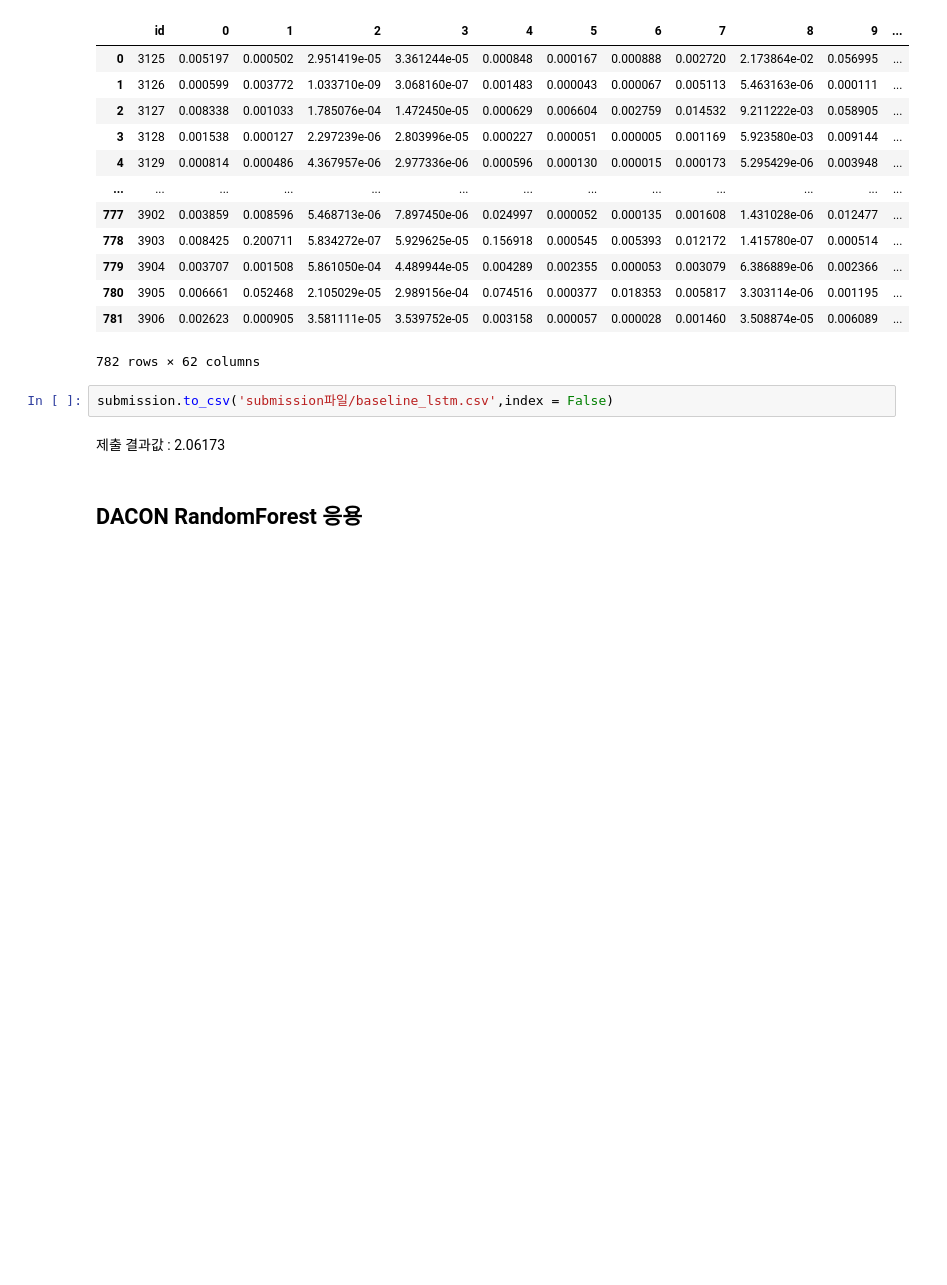
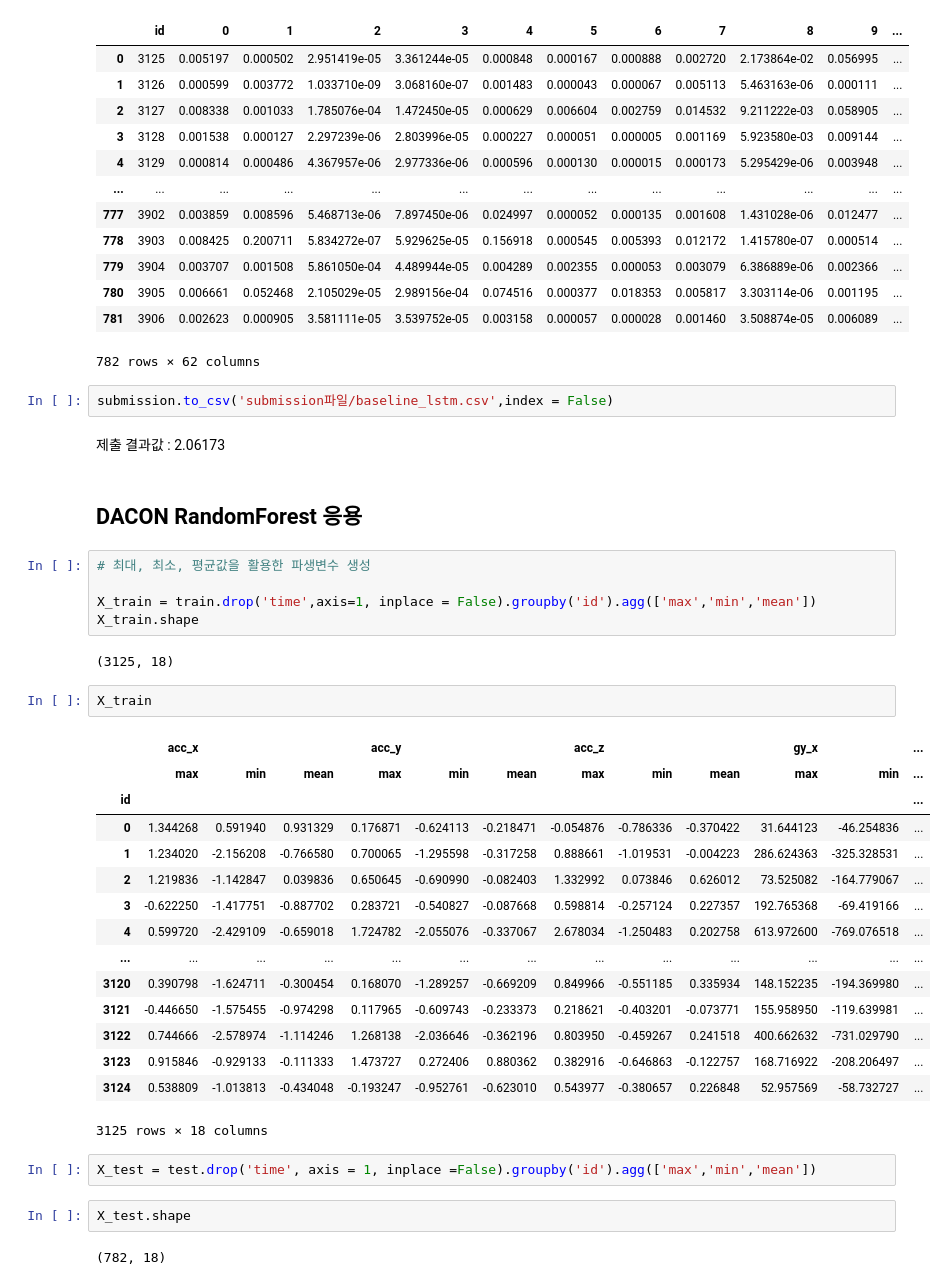
Before and after one commit to imji0319/new_python, a Jupyter notebook: DACON/workout/WorkoutBehavior_baseline.ipynb, the cells around one changed output. Saved outputs shown, nothing was run; the diff lists cells and outputs as text; blank space fills up the shorter version.

```diff
--- a/DACON/workout/WorkoutBehavior.ipynb
+++ b/DACON/workout/WorkoutBehavior_baseline.ipynb
@@ -183,3 +183,34 @@ submission.to_csv('submission파일/baseline_lstm.csv',index = False)
 제출 결과값 : 2.06173
 # %% [markdown]
 ## DACON RandomForest 응용
+# %%
+# 최대, 최소, 평균값을 활용한 파생변수 생성
+
+X_train = train.drop('time',axis=1, inplace = False).groupby('id').agg(['max','min','mean'])
+X_train.shape
+# %% [output]
+(3125, 18)
+# %%
+X_train
+# %% [output]
+|  | acc_x |  |  | acc_y |  |  | acc_z |  |  | gy_x |  | ... |
+|  | max | min | mean | max | min | mean | max | min | mean | max | min | ... |
+| id |  |  |  |  |  |  |  |  |  |  |  | ... |
+| 0 | 1.344268 | 0.591940 | 0.931329 | 0.176871 | -0.624113 | -0.218471 | -0.054876 | -0.786336 | -0.370422 | 31.644123 | -46.254836 | ... |
+| 1 | 1.234020 | -2.156208 | -0.766580 | 0.700065 | -1.295598 | -0.317258 | 0.888661 | -1.019531 | -0.004223 | 286.624363 | -325.328531 | ... |
+| 2 | 1.219836 | -1.142847 | 0.039836 | 0.650645 | -0.690990 | -0.082403 | 1.332992 | 0.073846 | 0.626012 | 73.525082 | -164.779067 | ... |
+| 3 | -0.622250 | -1.417751 | -0.887702 | 0.283721 | -0.540827 | -0.087668 | 0.598814 | -0.257124 | 0.227357 | 192.765368 | -69.419166 | ... |
+| 4 | 0.599720 | -2.429109 | -0.659018 | 1.724782 | -2.055076 | -0.337067 | 2.678034 | -1.250483 | 0.202758 | 613.972600 | -769.076518 | ... |
+| ... | ... | ... | ... | ... | ... | ... | ... | ... | ... | ... | ... | ... |
+| 3120 | 0.390798 | -1.624711 | -0.300454 | 0.168070 | -1.289257 | -0.669209 | 0.849966 | -0.551185 | 0.335934 | 148.152235 | -194.369980 | ... |
+| 3121 | -0.446650 | -1.575455 | -0.974298 | 0.117965 | -0.609743 | -0.233373 | 0.218621 | -0.403201 | -0.073771 | 155.958950 | -119.639981 | ... |
+| 3122 | 0.744666 | -2.578974 | -1.114246 | 1.268138 | -2.036646 | -0.362196 | 0.803950 | -0.459267 | 0.241518 | 400.662632 | -731.029790 | ... |
+| 3123 | 0.915846 | -0.929133 | -0.111333 | 1.473727 | 0.272406 | 0.880362 | 0.382916 | -0.646863 | -0.122757 | 168.716922 | -208.206497 | ... |
+| 3124 | 0.538809 | -1.013813 | -0.434048 | -0.193247 | -0.952761 | -0.623010 | 0.543977 | -0.380657 | 0.226848 | 52.957569 | -58.732727 | ... |
+3125 rows × 18 columns
+# %%
+X_test = test.drop('time', axis = 1, inplace =False).groupby('id').agg(['max','min','mean'])
+# %%
+X_test.shape
+# %% [output]
+(782, 18)
```
Also changed, not shown: parts of 8 cells of this notebook.
